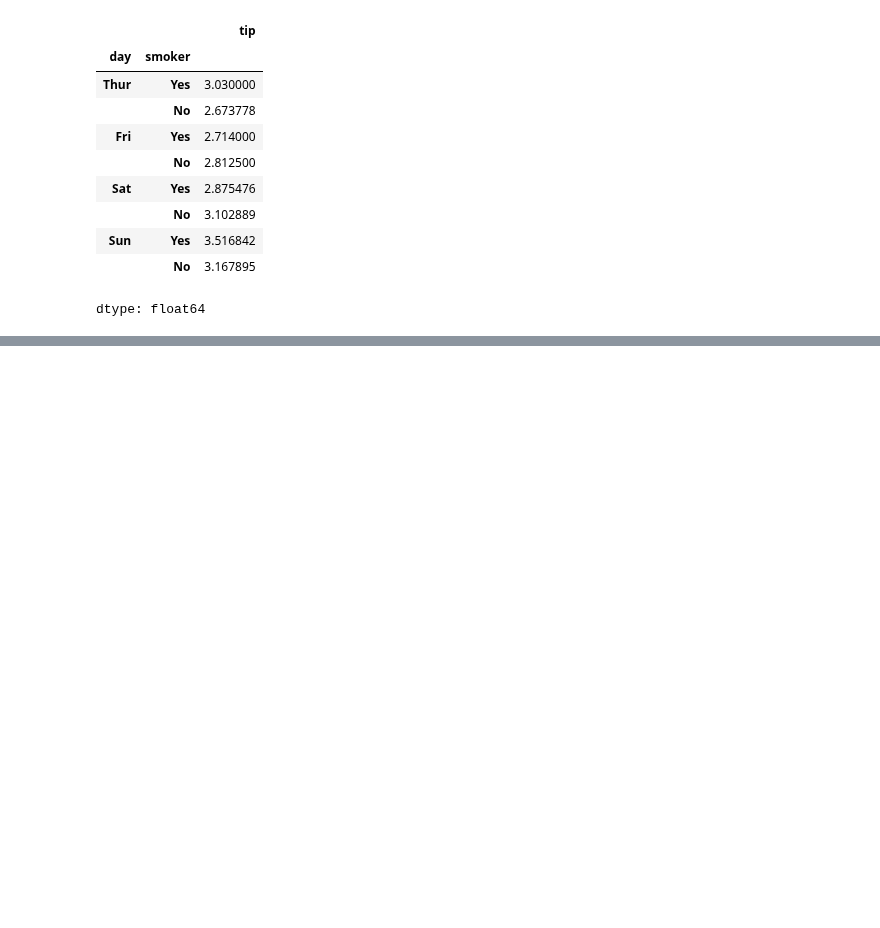
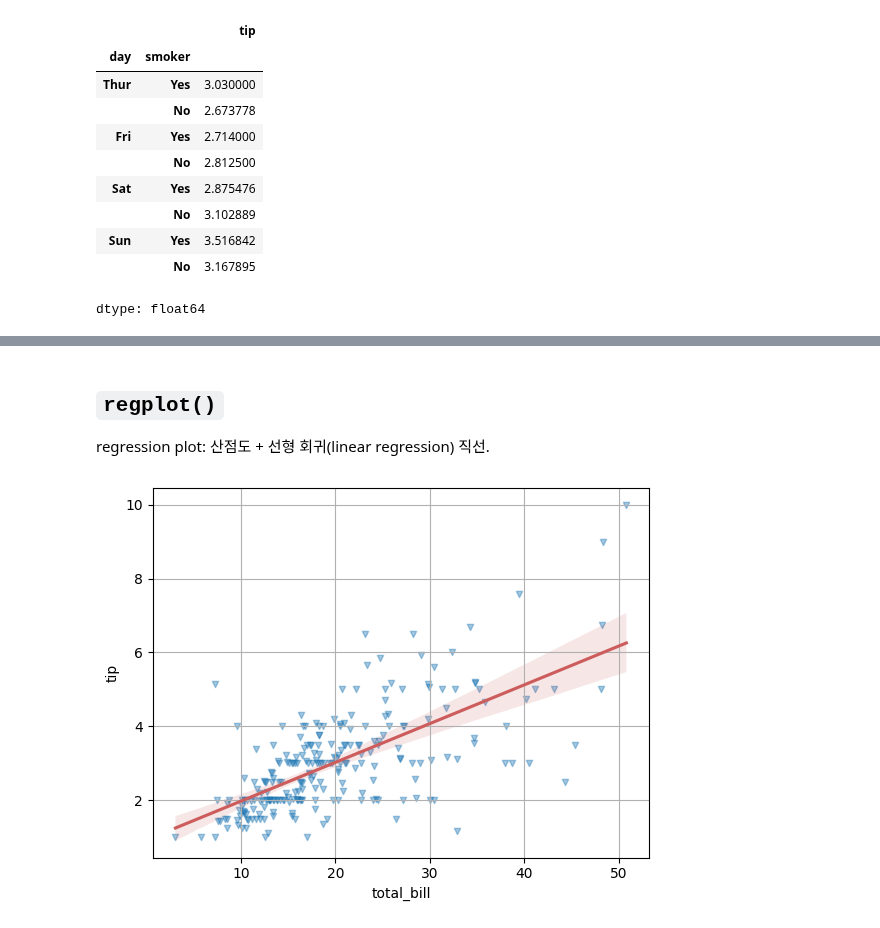
Before and after one commit to JakeOh/202511_BD53, a Jupyter notebook: lab_python/da05_seaborn.ipynb, the cells around one changed output, grey strips where cells are left out. Drawn from its saved outputs; the diff is of its cells as text; code cells hidden in the pictures; blank space fills up the shorter version.

```diff
--- a/lab_python/da05_seaborn.ipynb
+++ b/lab_python/da05_seaborn.ipynb
@@ -418,0 +435,14 @@ dtype: float64
+# %% [markdown]
+## `regplot()`
+
+regression plot: 산점도 + 선형 회귀(linear regression) 직선.
+# %%
+sns.regplot(data=tips, x='total_bill', y='tip', marker='v',
+            scatter_kws={'alpha': 0.4, 's': 20},
+            line_kws={'color': 'IndianRed'})
+#> scatter_kws: 산점도의 설정을 변경하기 위한 dictionary.
+#> line_kws: 선형 회귀 직선의 설정을 변경하기 위한 dictionary.
+plt.grid()
+plt.show()
+# %% [output]
+[figure, added]
```
Also changed, not shown: parts of 8 cells of this notebook.
